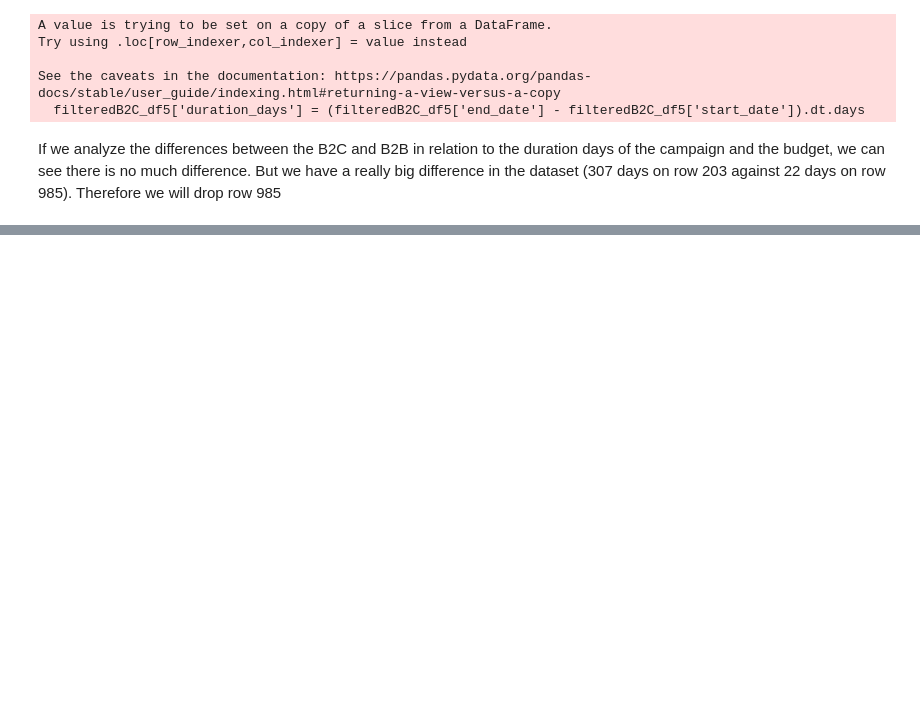
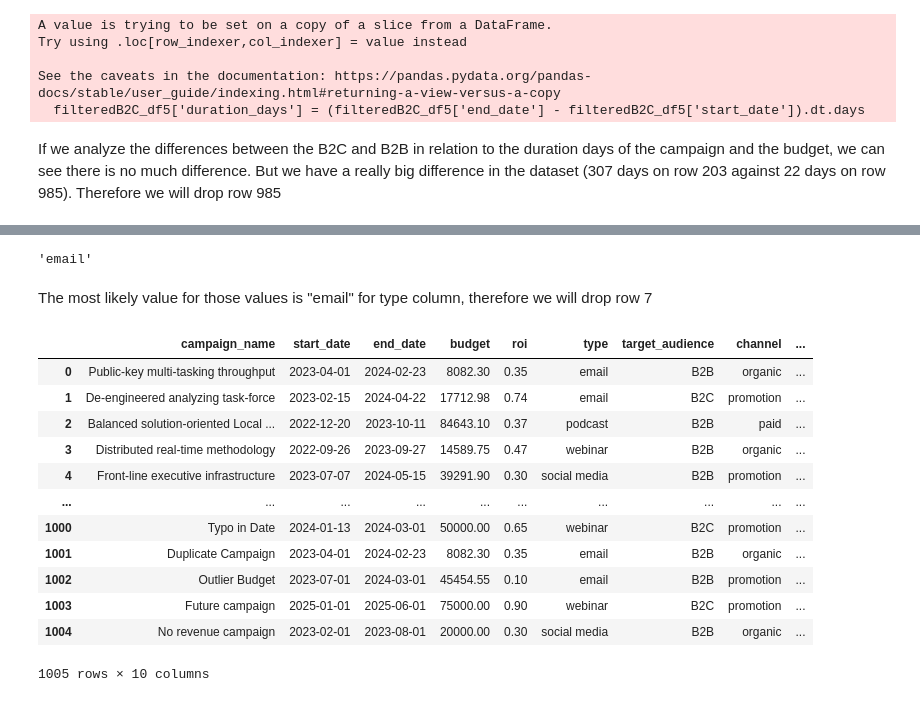
Before and after one commit to Ignacio538/Marketing-Campaings, a Jupyter notebook: Analysis.ipynb, the cells around one changed output, grey strips where cells are left out. Saved outputs shown, nothing was run; the diff lists cells and outputs as text; code cells hidden in the pictures; blank space fills up the shorter version.

```diff
--- a/Analysis.ipynb
+++ b/Analysis.ipynb
@@ -801,0 +816,39 @@ If we analyze the differences between the B2C and B2B in relation to the duratio
+# %%
+# Now let's analyze campaign "User-friendly client-driven service-desk"
+# Filter rows with the same values (except the type)
+
+check_type_row = df5.iloc[7]
+
+# Identify similar rows based on other columns
+type_similar_rows = df5[
+    (df5['budget'].between(check_type_row['budget'] - 5000, check_type_row['budget'] + 5000)) &
+    (df5['target_audience'] == check_type_row['target_audience']) &
+    (df5['channel'] == check_type_row['channel'])
+]
+
+# Find the most frequent value in the 'type' column among similar rows
+most_likely_type2 = type_similar_rows['type'].mode().values[0]
+
+most_likely_type2
+# %% [output]
+'email'
+# %% [markdown]
+The most likely value for those values is "email" for type column, therefore we will drop row 7
+# %%
+df6 = df5.drop([7, 985, 1000])
+df6.reset_index(drop=True, inplace=True)
+df6
+# %% [output]
+|  | campaign_name | start_date | end_date | budget | roi | type | target_audience | channel | ... |
+| 0 | Public-key multi-tasking throughput | 2023-04-01 | 2024-02-23 | 8082.30 | 0.35 | email | B2B | organic | ... |
+| 1 | De-engineered analyzing task-force | 2023-02-15 | 2024-04-22 | 17712.98 | 0.74 | email | B2C | promotion | ... |
+| 2 | Balanced solution-oriented Local ... | 2022-12-20 | 2023-10-11 | 84643.10 | 0.37 | podcast | B2B | paid | ... |
+| 3 | Distributed real-time methodology | 2022-09-26 | 2023-09-27 | 14589.75 | 0.47 | webinar | B2B | organic | ... |
+| 4 | Front-line executive infrastructure | 2023-07-07 | 2024-05-15 | 39291.90 | 0.30 | social media | B2B | promotion | ... |
+| ... | ... | ... | ... | ... | ... | ... | ... | ... | ... |
+| 1000 | Typo in Date | 2024-01-13 | 2024-03-01 | 50000.00 | 0.65 | webinar | B2C | promotion | ... |
+| 1001 | Duplicate Campaign | 2023-04-01 | 2024-02-23 | 8082.30 | 0.35 | email | B2B | organic | ... |
+| 1002 | Outlier Budget | 2023-07-01 | 2024-03-01 | 45454.55 | 0.10 | email | B2B | promotion | ... |
+| 1003 | Future campaign | 2025-01-01 | 2025-06-01 | 75000.00 | 0.90 | webinar | B2C | promotion | ... |
+| 1004 | No revenue campaign | 2023-02-01 | 2023-08-01 | 20000.00 | 0.30 | social media | B2B | organic | ... |
+1005 rows × 10 columns
```
Also changed, not shown: parts of 1 cell of this notebook.
